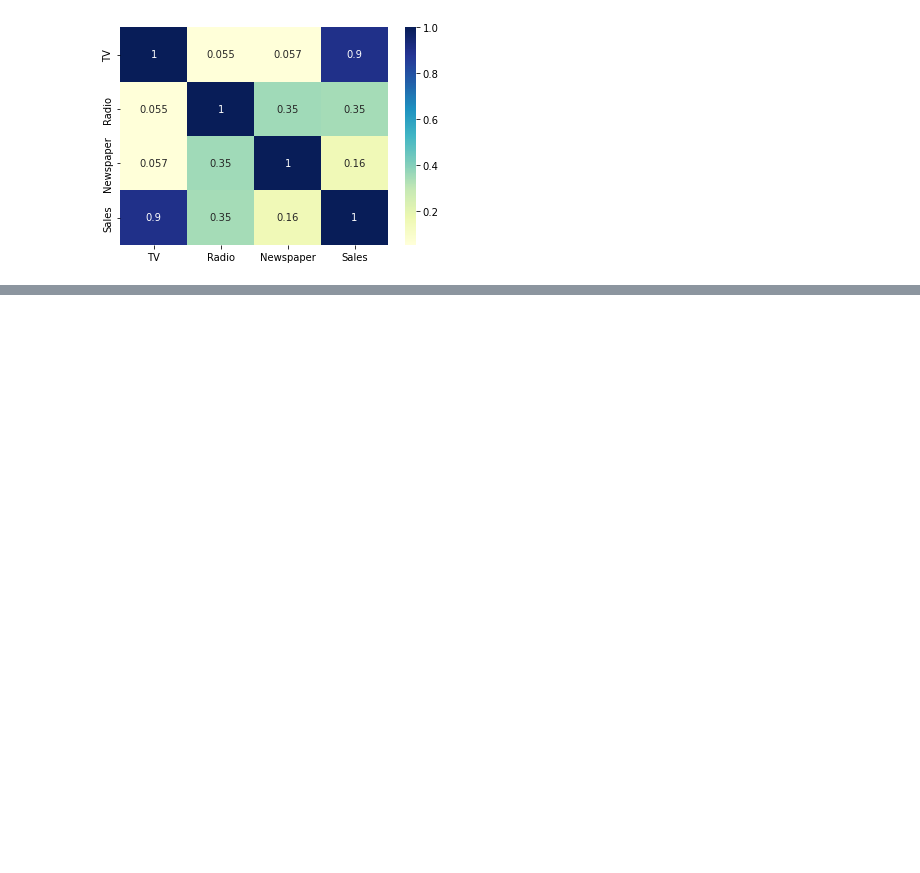
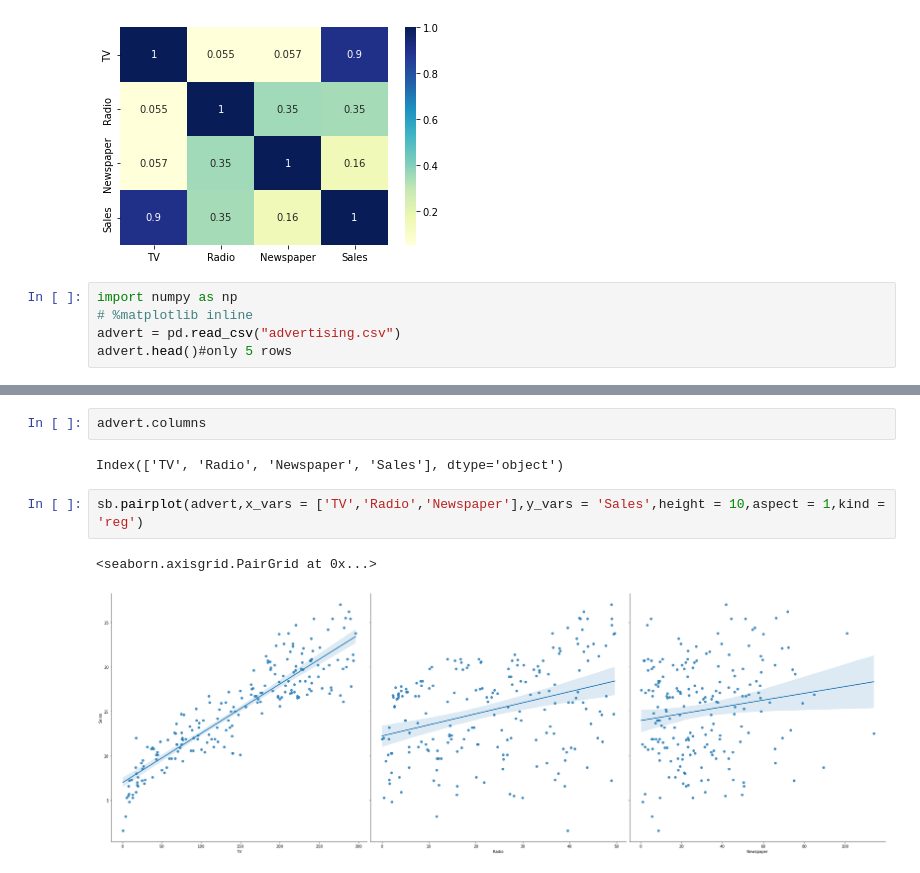
Before and after one commit to aleenakjames/MatPy, a Jupyter notebook: LinearRegression.ipynb, the cells around one changed output, grey strips where cells are left out. Saved outputs shown, nothing was run; the diff lists cells and outputs as text; blank space fills up the shorter version.

```diff
--- a/LinearRegression.ipynb
+++ b/LinearRegression.ipynb
@@ -12,3 +12,8 @@ Radio      0.054809  1.000000   0.354104  0.349631
 Newspaper  0.056648  0.354104   1.000000  0.157960
 Sales      0.901208  0.349631   0.157960  1.000000
 [figure]
+# %%
+import numpy as np
+# %matplotlib inline
+advert = pd.read_csv("advertising.csv")
+advert.head()#only 5 rows
@@ -14,0 +27,9 @@ Sales      0.901208  0.349631   0.157960  1.000000
+# %%
+advert.columns
+# %% [output]
+Index(['TV', 'Radio', 'Newspaper', 'Sales'], dtype='object')
+# %%
+sb.pairplot(advert,x_vars = ['TV','Radio','Newspaper'],y_vars = 'Sales',height = 10,aspect = 1,kind = 'reg')
+# %% [output]
+<seaborn.axisgrid.PairGrid at 0x...>
+[figure, added]
```
Also changed, not shown: parts of 3 cells of this notebook.
